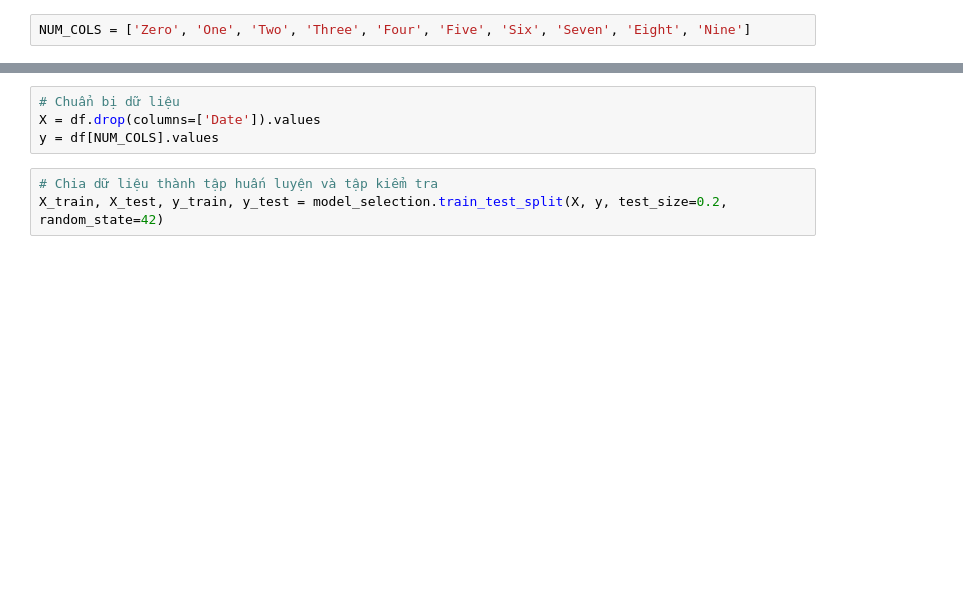
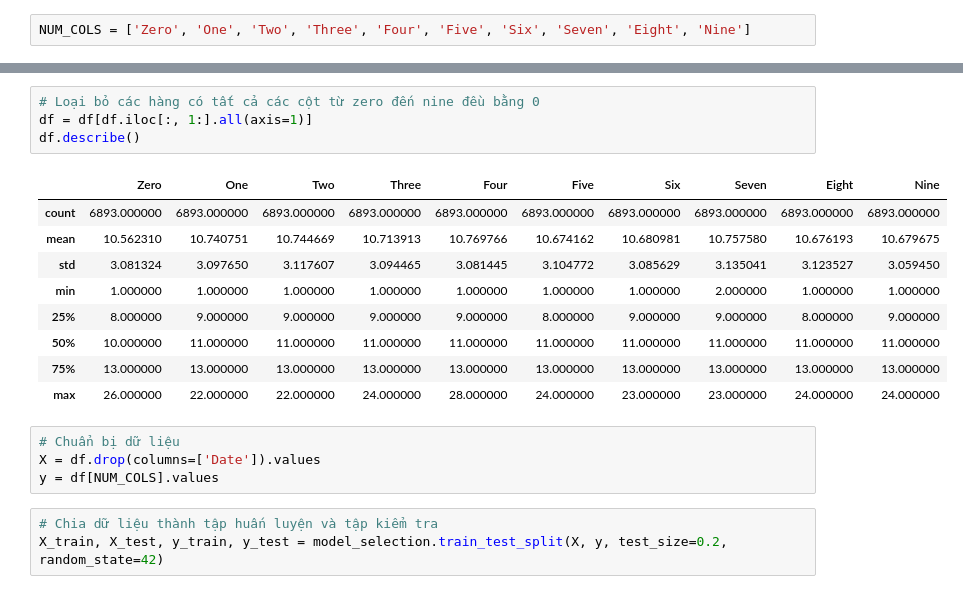
Before and after one commit to Tynab/Lottery, a Jupyter notebook: lottery.ipynb, the cells around one changed output, grey strips where cells are left out. Drawn from its saved outputs; the diff is of its cells as text; blank space fills up the shorter version.

```diff
--- a/lottery.ipynb
+++ b/lottery.ipynb
@@ -13,3 +27,17 @@ df = pd.read_csv('lottery.csv')
+# %%
+# Loại bỏ các hàng có tất cả các cột từ zero đến nine đều bằng 0
+df = df[df.iloc[:, 1:].all(axis=1)]
+df.describe()
+# %% [output]
+|  | Zero | One | Two | Three | Four | Five | Six | Seven | Eight | Nine |
+| count | 6893.000000 | 6893.000000 | 6893.000000 | 6893.000000 | 6893.000000 | 6893.000000 | 6893.000000 | 6893.000000 | 6893.000000 | 6893.000000 |
+| mean | 10.562310 | 10.740751 | 10.744669 | 10.713913 | 10.769766 | 10.674162 | 10.680981 | 10.757580 | 10.676193 | 10.679675 |
+| std | 3.081324 | 3.097650 | 3.117607 | 3.094465 | 3.081445 | 3.104772 | 3.085629 | 3.135041 | 3.123527 | 3.059450 |
+| min | 1.000000 | 1.000000 | 1.000000 | 1.000000 | 1.000000 | 1.000000 | 1.000000 | 2.000000 | 1.000000 | 1.000000 |
+| 25% | 8.000000 | 9.000000 | 9.000000 | 9.000000 | 9.000000 | 8.000000 | 9.000000 | 9.000000 | 8.000000 | 9.000000 |
+| 50% | 10.000000 | 11.000000 | 11.000000 | 11.000000 | 11.000000 | 11.000000 | 11.000000 | 11.000000 | 11.000000 | 11.000000 |
+| 75% | 13.000000 | 13.000000 | 13.000000 | 13.000000 | 13.000000 | 13.000000 | 13.000000 | 13.000000 | 13.000000 | 13.000000 |
+| max | 26.000000 | 22.000000 | 22.000000 | 24.000000 | 28.000000 | 24.000000 | 23.000000 | 23.000000 | 24.000000 | 24.000000 |
 # %%
 # Chuẩn bị dữ liệu
 X = df.drop(columns=['Date']).values
```
Also changed, not shown: parts of 12 cells of this notebook, 4 other files.
